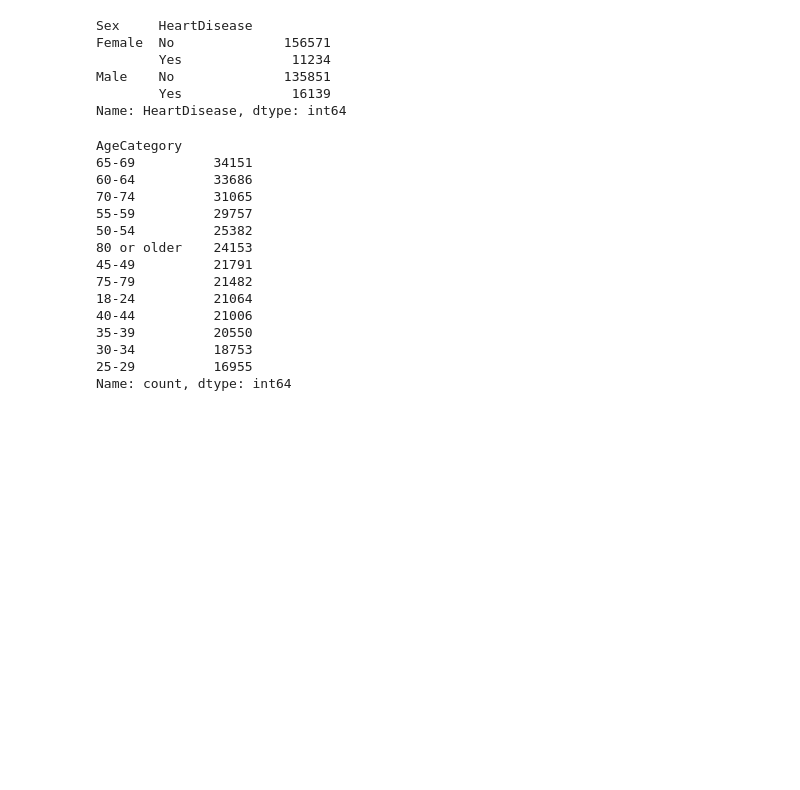
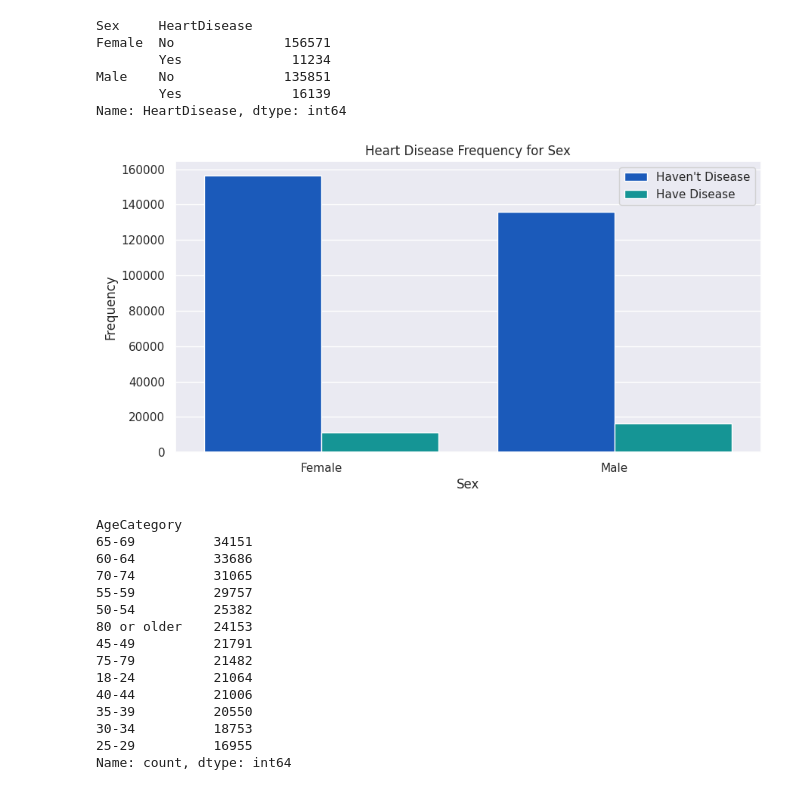
Before and after one commit to abo7adeed/Data_Science_Project, a Jupyter notebook: heart-diseases.ipynb, the cells around one changed output. Saved outputs shown, nothing was run; the diff lists cells and outputs as text; code cells hidden in the pictures; blank space fills up the shorter version.

```diff
--- a/heart-diseases.ipynb
+++ b/heart-diseases.ipynb
@@ -177,6 +217,17 @@ Female  No              156571
 Male    No              135851
         Yes              16139
 Name: HeartDisease, dtype: int64
+# %%
+#show Heart Disease Frequency for Sex
+plt.figure(figsize=(10,5))
+sns.countplot(x = data['Sex'], data=data, hue='HeartDisease',palette="winter")
+plt.title('Heart Disease Frequency for Sex')
+plt.xlabel('Sex')
+plt.legend(["Haven't Disease", "Have Disease"])
+plt.ylabel('Frequency')
+plt.show()
+# %% [output]
+[figure, added]
 # %%
 #AgeCategory frequency
 data['AgeCategory'].value_counts()
```
Also changed, not shown: parts of 16 cells of this notebook.
